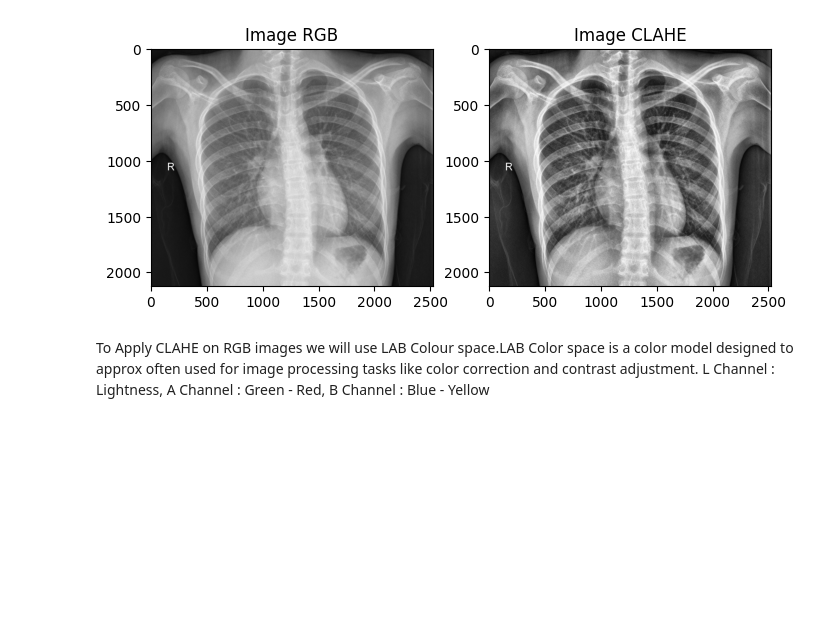
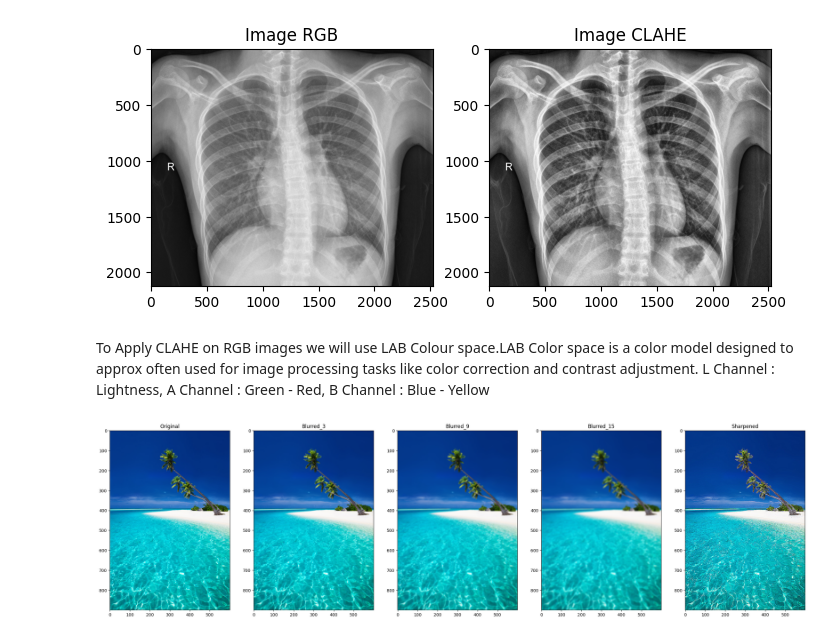
Before and after one commit to AvinashBhargav/Computer_Vision, a Jupyter notebook: CLAHE/clahe.ipynb, the cells around one changed output. Saved outputs shown, nothing was run; the diff lists cells and outputs as text; code cells hidden in the pictures; blank space fills up the shorter version.

```diff
--- a/CLAHE/clahe.ipynb
+++ b/CLAHE/clahe.ipynb
@@ -27,6 +28,53 @@ To Apply CLAHE on RGB images we will use LAB Colour space.LAB Color space is a c
 L Channel : Lightness,
 A Channel : Green - Red,
 B Channel : Blue - Yellow
+# %%
+# Load the image
+image = cv2.imread('./data/beach-blue.jpg')
+
+image_rgb = cv2.cvtColor(image, cv2.COLOR_BGR2RGB)
+
+kernelSizes = [(3, 3), (9, 9), (15, 15)]
+
+
+# Blurring the Image
+blurred_3 = cv2.GaussianBlur(image_rgb, kernelSizes[0], 0)
+blurred_9 = cv2.GaussianBlur(image_rgb, kernelSizes[1], 0)
+blurred_15 = cv2.GaussianBlur(image_rgb, kernelSizes[2], 0)
+
+
+# Sharpening the Image
+# kernel_1 = np.array([[0, -1, 0], [-1, 5, -1], [0, -1, 0]])
+kernel_2 = np.array([[-1,-1,-1], [-1,9,-1], [-1,-1,-1]])
+sharpened = cv2.filter2D(image_rgb, -1, kernel_2)
+# sharpened = cv2.filter2D(sharpened, -1, kernel_2)
+# Display the results
+plt.figure(figsize=(30, 15))
+
+
+plt.subplot(1, 5, 1)
+plt.imshow(image_rgb)
+plt.title('Original')
+
+plt.subplot(1, 5, 2)
+plt.imshow(blurred_3)
+plt.title('Blurred_3')
+
+plt.subplot(1, 5, 3)
+plt.imshow(blurred_9)
+plt.title('Blurred_9')
+
+plt.subplot(1, 5, 4)
+plt.imshow(blurred_15)
+plt.title('Blurred_15')
+
+plt.subplot(1, 5, 5)
+plt.imshow(sharpened)
+plt.title('Sharpened')
+
+plt.show()
+# %% [output]
+[figure, added]
 # %%
 image = cv2.imread("./data/beach-blue.jpg")
 # Convert to LAB color space
```
Also changed, not shown: parts of 2 cells of this notebook.
